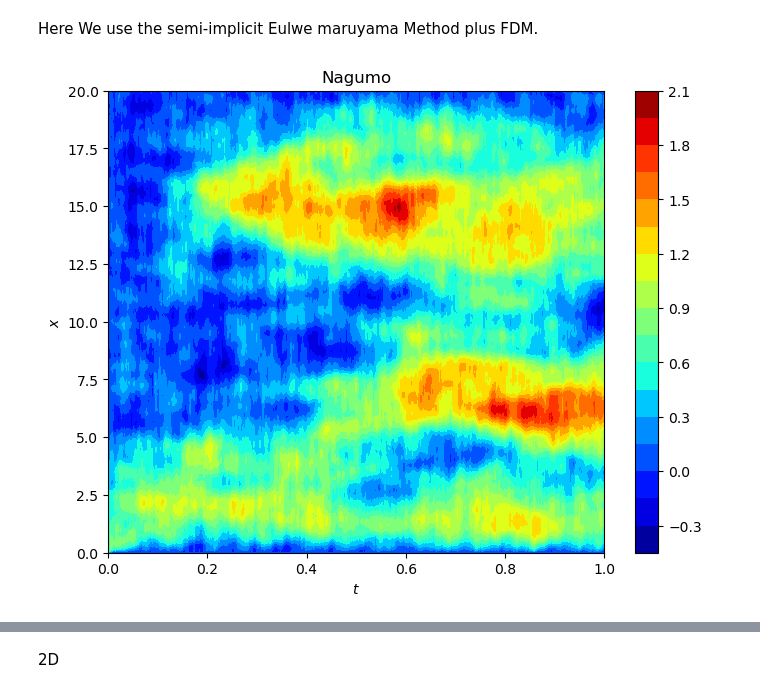
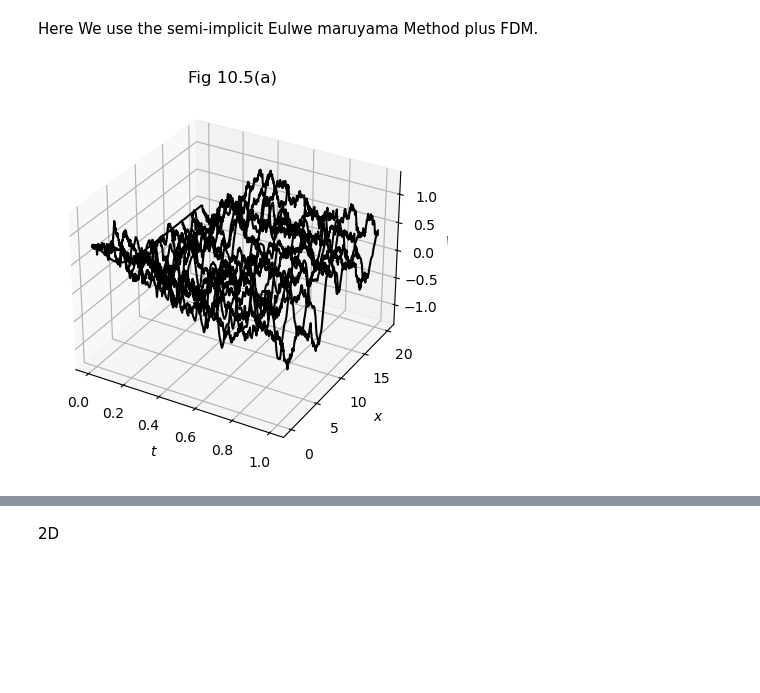
Before and after one commit to cgymmy/learnSDE, a Jupyter notebook: Chp10.ipynb, the cells around one changed output, grey strips where cells are left out. Saved outputs shown, nothing was run; the diff lists cells and outputs as text; code cells hidden in the pictures; blank space fills up the shorter version.

```diff
--- a/Chp10.ipynb
+++ b/Chp10.ipynb
@@ -164,15 +146,15 @@ import scipy.sparse
 import scipy.sparse.linalg
 
 
-def Spde_EM_FDM_exponential(u0, T, a, N, J, epsilon, sigma, ell, fhandle):
+def Spde_EM_FDM_Exponential(u0, T, a, N, J, epsilon, sigma, ell, fhandle):
     dt = T / N
     t = np.linspace(0, T, N + 1)
     x = np.linspace(0, a, J + 1)
     h = a / J
     A = scipy.sparse.diags([-1, 2, -1], [-1, 0, 1], shape=(J + 1, J + 1), format='csc')
     ind = np.arange(0, J + 1)
-    A[0, 1] = 2
-    A[-1, -2] = 2
+    A[0, 1] = -2
+    A[-1, -2] = -2
     EE = scipy.sparse.identity(ind.size, format='csc') + (dt * epsilon/h**2) * A
     ut = np.zeros((J + 1, t.size))
     ut[:, 0] = u0
@@ -193,33 +175,33 @@ def Spde_EM_FDM_exponential(u0, T, a, N, J, epsilon, sigma, ell, fhandle):
 # %%
 from numba import vectorize, float64
 @vectorize([float64(float64)])
 def fNagumo(u):
     return u*(1-u)*(u+0.5)
 
 a=20; J = int(1e3)
 x = np.linspace(0, a, J + 1)
 u0 = 1/(1+np.exp(-(2-x)/sqrt(2)))
 ell = 1;
 N = int(1e3);
 T = 1; epsilon = 1; sigma = 1
-t, x, ut = Spde_EM_FDM_exponential(u0, T, a, N, J, epsilon, sigma, ell, fNagumo)
+t, x, ut = Spde_EM_FDM_Exponential(u0, T, a, N, J, epsilon, sigma, ell, fNagumo)
 
-# fig = plt.figure()
-# ax = fig.add_subplot(111, projection='3d')
-# [T,X]=np.meshgrid(t, x)
-# CS=ax.plot_wireframe(T,X,ut,rstride=5,cstride=5,colors='k')
-# s=ax.set_xlabel(r'$t$')
-# s=ax.set_ylabel(r'$x$')
-# s=ax.set_zlabel(r'$W$')
-# s=ax.set_title(r'Fig 10.5(a)')
+fig = plt.figure()
+ax = fig.add_subplot(111, projection='3d')
+[T,X]=np.meshgrid(t, x)
+CS=ax.plot_wireframe(T,X,ut,rstride=100,cstride=100,colors='k')
+s=ax.set_xlabel(r'$t$')
+s=ax.set_ylabel(r'$x$')
+s=ax.set_zlabel(r'$W$')
+s=ax.set_title(r'Fig 10.5(a)')
 #
-fig, ax = plt.subplots(figsize=(8, 6))
-[T, X] = np.meshgrid(t, x)
-pic = ax.contourf(T, X, ut, levels=20, cmap='jet')
-plt.colorbar(pic, ax=ax)
-ax.set_xlabel(r'$t$')
-ax.set_ylabel(r'$x$')
-ax.set_title(r'Nagumo')
-plt.show()
+# fig, ax = plt.subplots(figsize=(8, 6))
+# [T, X] = np.meshgrid(t, x)
+# pic = ax.contourf(T, X, ut, levels=20, cmap='jet')
+# plt.colorbar(pic, ax=ax)
+# ax.set_xlabel(r'$t$')
+# ax.set_ylabel(r'$x$')
+# ax.set_title(r'Nagumo')
+# plt.show()
 # %% [output]
-[figure, old version]
+[figure, new version]
```
Also changed, not shown: parts of 10 cells of this notebook, 4 other files.
